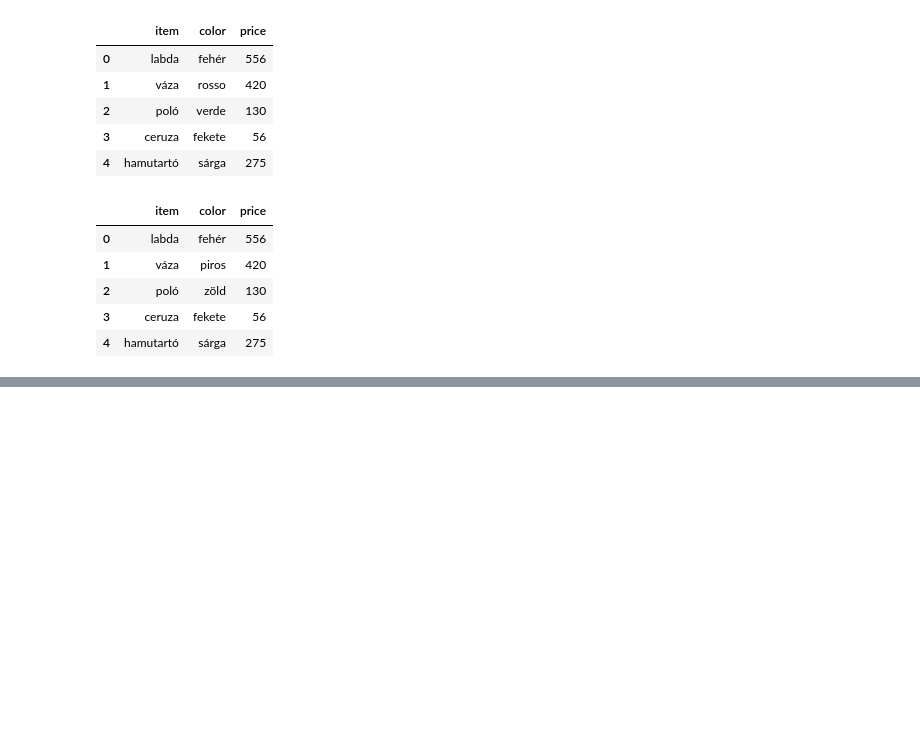
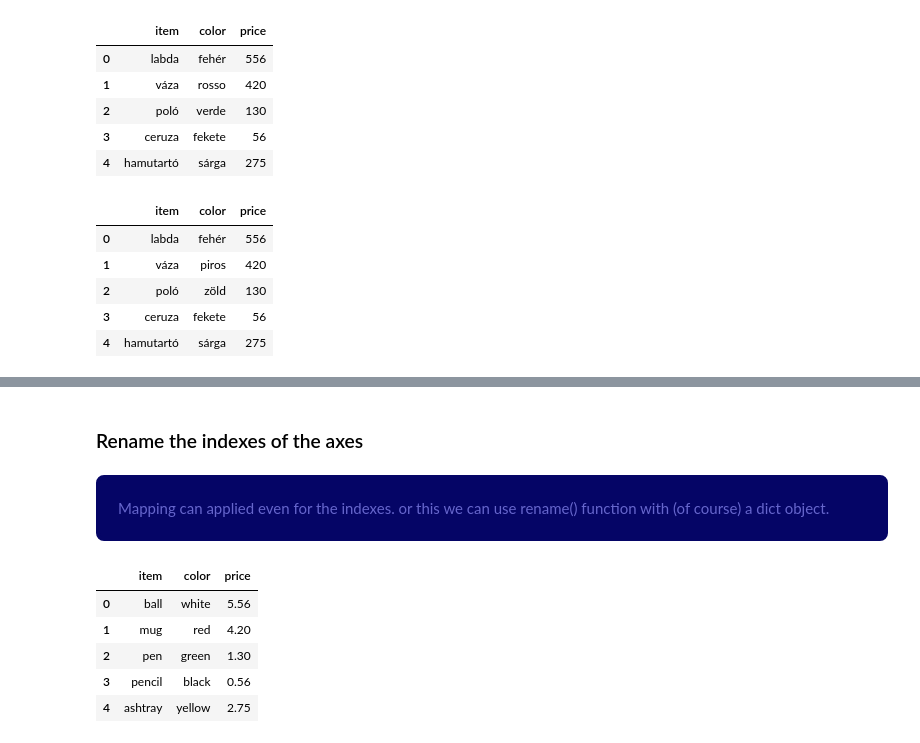
Before and after one commit to steingartpeter/ANACONDA, a Jupyter notebook: MYSQL_PANDAS_MERGE.ipynb, the cells around one changed output, grey strips where cells are left out. Drawn from its saved outputs; the diff is of its cells as text; code cells hidden in the pictures; blank space fills up the shorter version.

```diff
--- a/MYSQL_PANDAS_MERGE.ipynb
+++ b/MYSQL_PANDAS_MERGE.ipynb
@@ -355,0 +421,14 @@ frm.replace(newcolors)
+# %% [markdown]
+### Rename the indexes of the axes
+# %% [markdown]
+<p style="color:#6666CC;background-color:#050566;padding:18px;border:4px solid #050566;border-radius:8px;box-shadow:4px 4px 8px #050505;">Mapping can applied even for the indexes. or this we can use rename()
+function with (of course) a dict object.</p>
+# %%
+f
+# %% [output]
+|  | item | color | price |
+| 0 | ball | white | 5.56 |
+| 1 | mug | red | 4.20 |
+| 2 | pen | green | 1.30 |
+| 3 | pencil | black | 0.56 |
+| 4 | ashtray | yellow | 2.75 |
```
Also changed, not shown: parts of 12 cells of this notebook.
